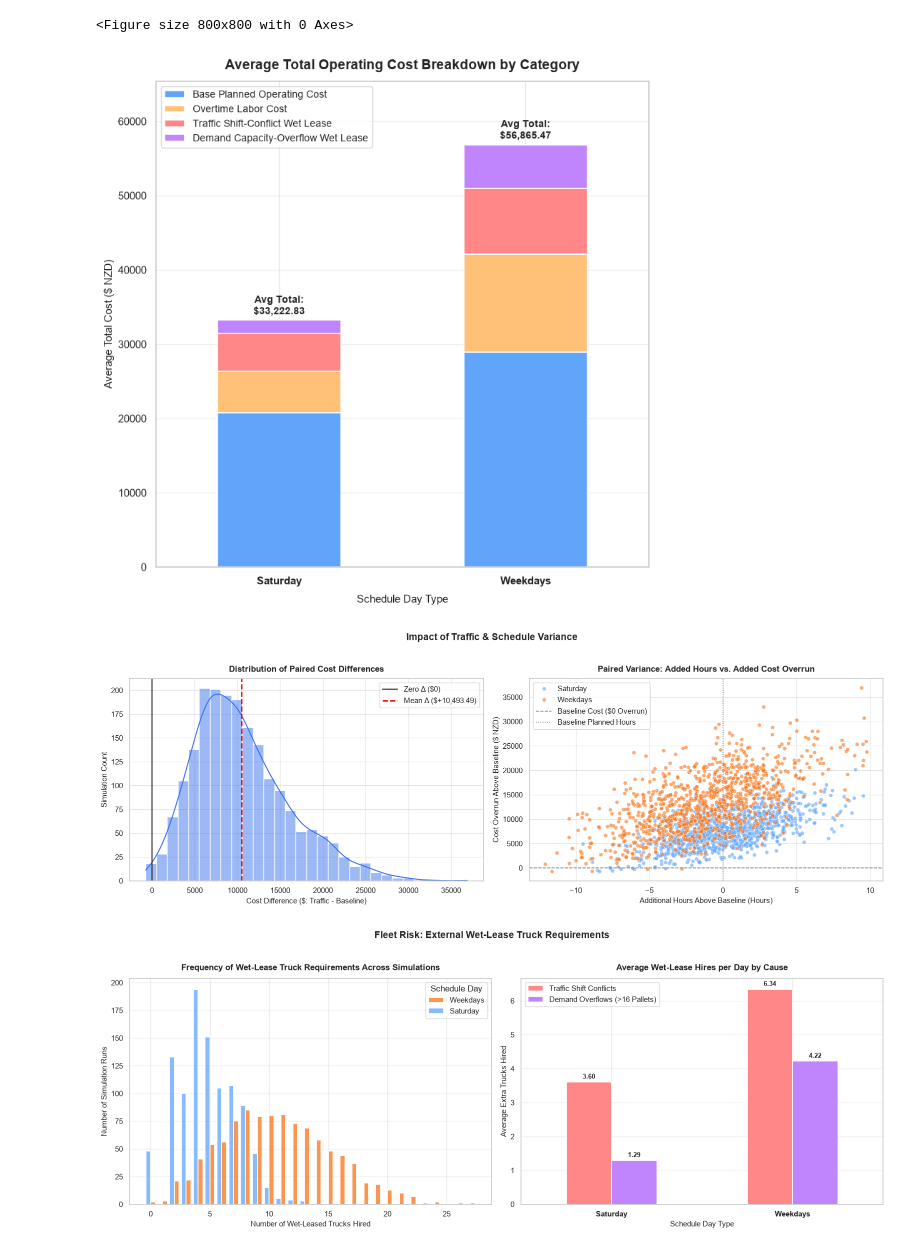
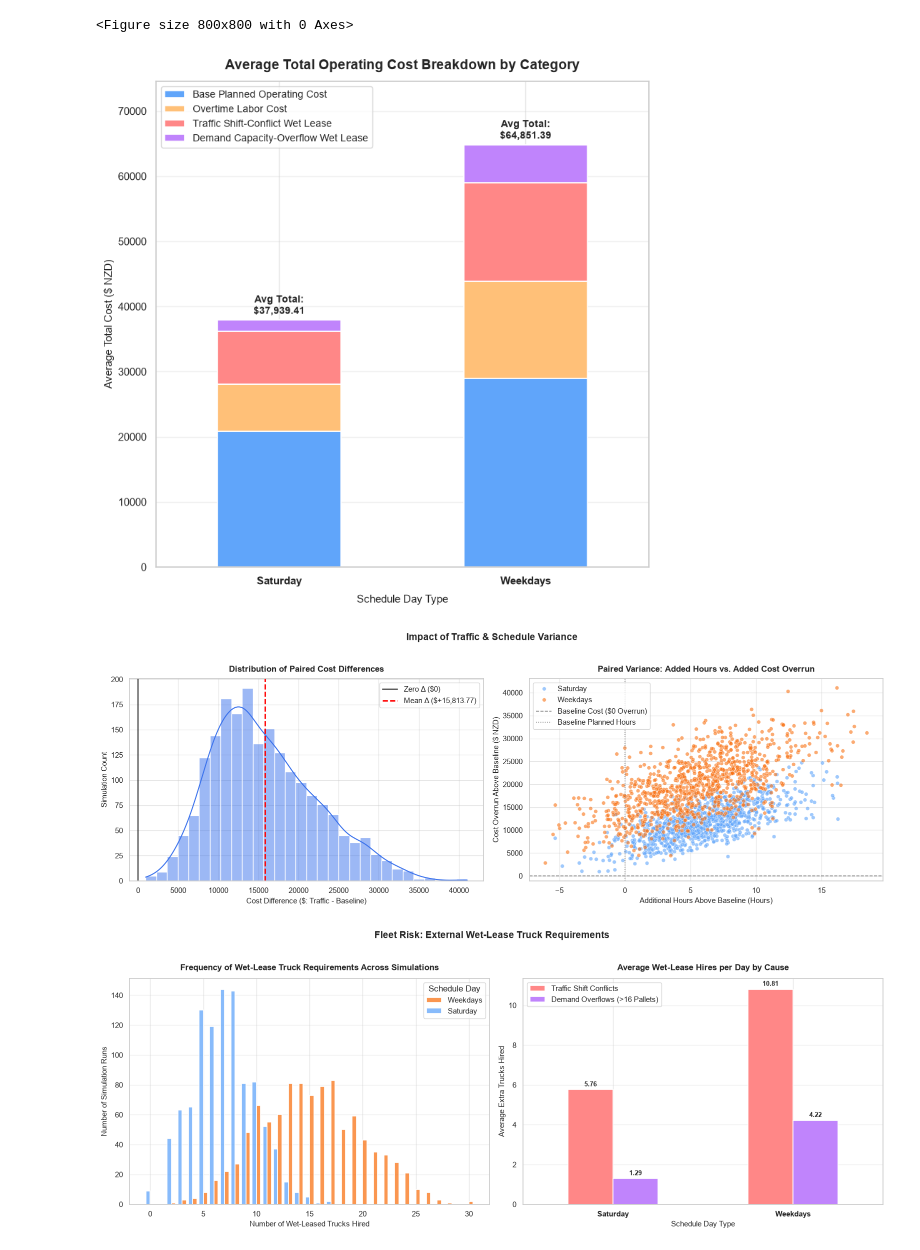
Before and after one commit to allegra-uni-acc/ENGSCI263-Assignment1-Organised, a Jupyter notebook: combined_demand_traffic_sim.ipynb, the cells around one changed output. Saved outputs shown, nothing was run; the diff lists cells and outputs as text; code cells hidden in the pictures.

Commit message:
updated traffic multipliers based on research

```diff
--- a/combined_demand_traffic_sim.ipynb
+++ b/combined_demand_traffic_sim.ipynb
@@ -28,10 +28,10 @@ CONFLICT_GRACE_PERIOD_MINUTES = 0
 
 # Stochastic Variance Parameters
 SHIFT_TO_SHIFT_SIGMA = 0.10
-ROUTE_TO_ROUTE_SIGMA = 0.06
+ROUTE_TO_ROUTE_SIGMA = 0.10
 DEMAND_SIGMA_FRACTION = 0.15
 
-SHIFT_TRAFFIC_MEAN = {"8am": 1.03, "2pm": 1.02}
+SHIFT_TRAFFIC_MEAN = {"8am": 1.3, "2pm": 1.15}
 
 # Global Plot Style
 sns.set_theme(style="whitegrid")
@@ -422,33 +422,33 @@ ax2.legend(
     frameon=True,
     facecolor="white",
     edgecolor="#cccccc",
 )
 
 for container in ax2.containers:
     for bar in container:
         val = bar.get_height()
         if val > 0:
             ax2.annotate(
                 f"{val:.2f}",
                 (bar.get_x() + bar.get_width() / 2, val),
                 ha="center",
                 va="bottom",
                 xytext=(0, 3),
                 textcoords="offset points",
                 fontsize=9,
                 fontweight="bold",
             )
 
 plt.suptitle(
     "Fleet Risk: External Wet-Lease Truck Requirements",
     fontsize=14,
     fontweight="bold",
     y=1.02,
 )
 plt.tight_layout()
 plt.show()
 # %% [output]
 <Figure size 800x800 with 0 Axes>
-[figure, old version]
+[figure, new version]
-[figure, old version]
+[figure, new version]
-[figure, old version]
+[figure, new version]
```
